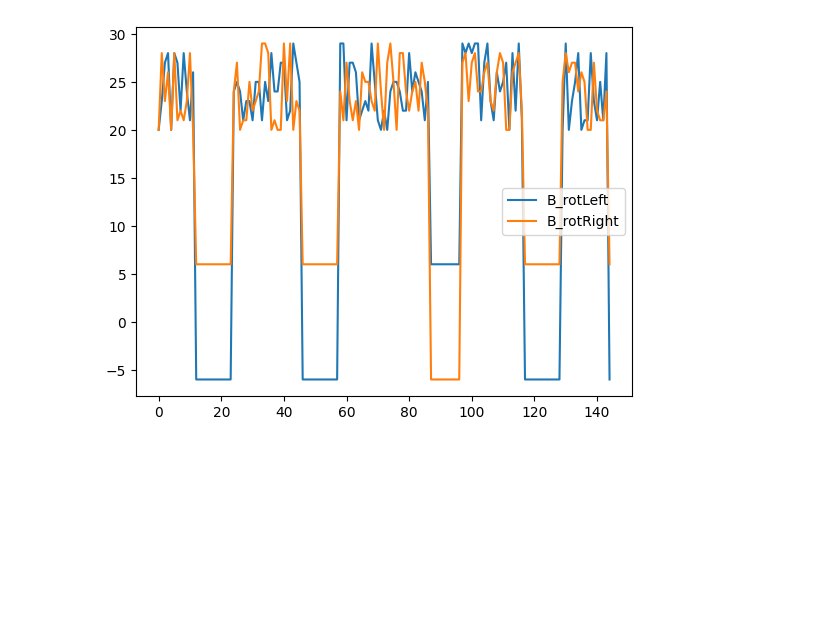
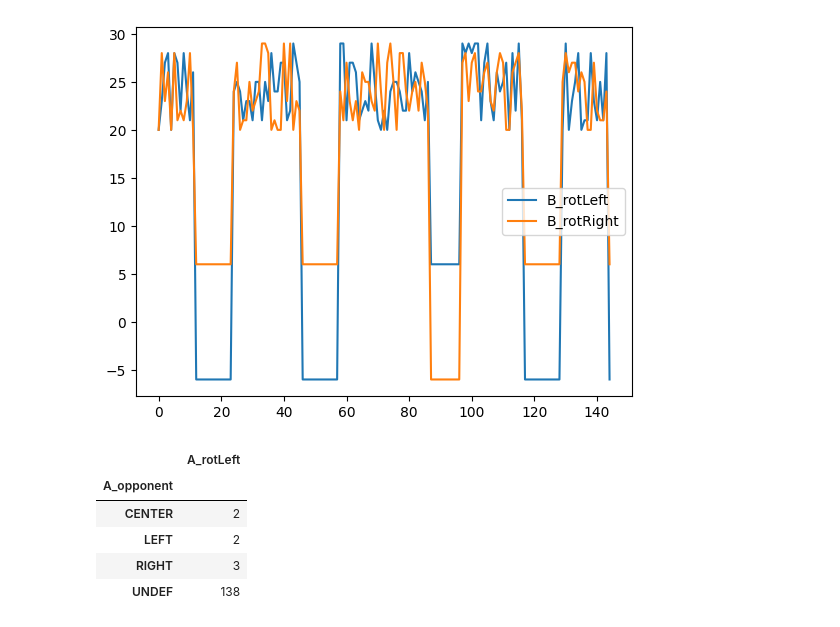
Before and after one commit to SUMOSIM1/analyse, a Jupyter notebook: SensorRobotValues1.ipynb, the cells around one changed output. Saved outputs shown, nothing was run; the diff lists cells and outputs as text; code cells hidden in the pictures; blank space fills up the shorter version.

Commit message:
added opponent sensor counts

```diff
--- a/SensorRobotValues1.ipynb
+++ b/SensorRobotValues1.ipynb
@@ -54,3 +55,12 @@ df[["B_rotLeft", "B_rotRight"]].plot()
 # %% [output]
 <Axes: >
 [figure]
+# %%
+df[['A_opponent', 'A_rotLeft']].groupby(['A_opponent']).count()
+# %% [output]
+|  | A_rotLeft |
+| A_opponent |  |
+| CENTER | 2 |
+| LEFT | 2 |
+| RIGHT | 3 |
+| UNDEF | 138 |
```
Also changed, not shown: parts of 2 cells of this notebook.
